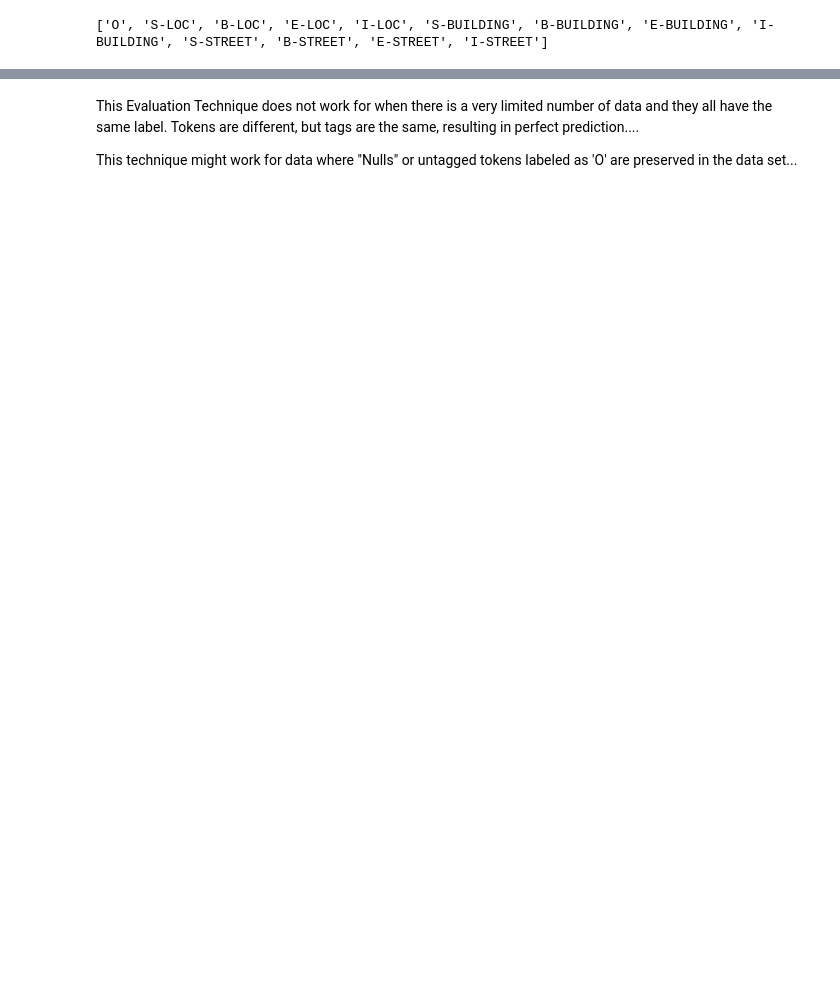
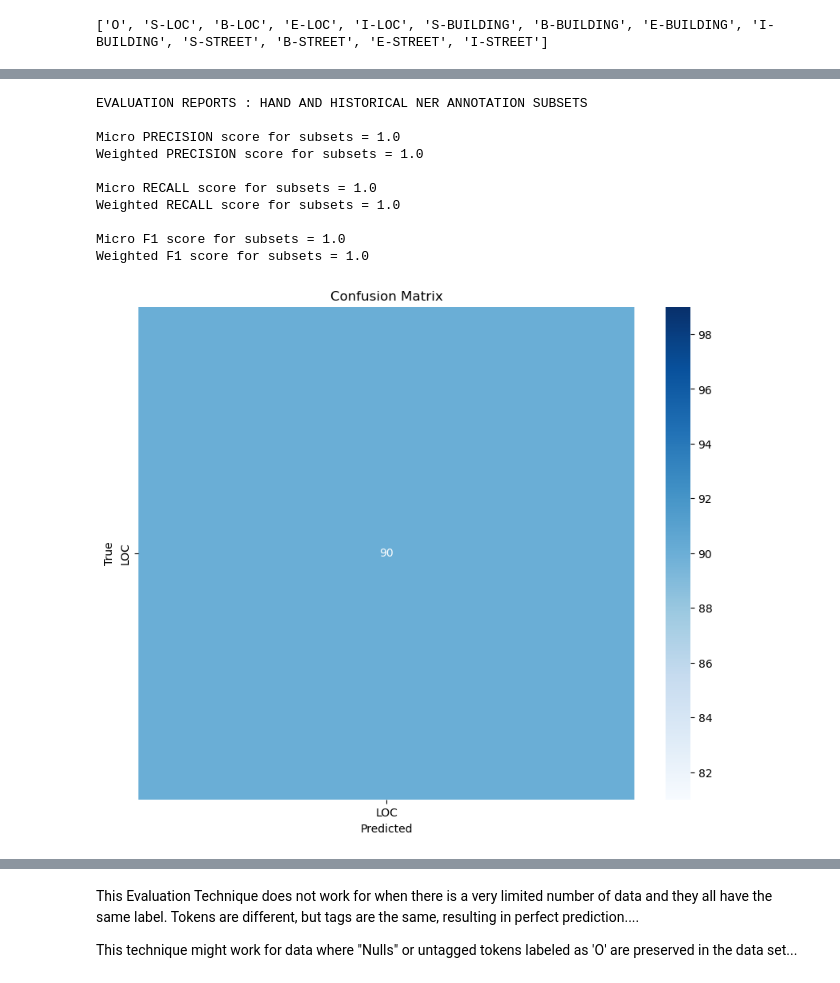
Before and after one commit to owenmonroe/OwenMonroe_TextMining_Fall23, a Jupyter notebook: Progress_Report/Hist_NER_topres_Comparison.ipynb, the cells around one changed output, grey strips where cells are left out. Drawn from its saved outputs; the diff is of its cells as text; code cells hidden in the pictures; blank space fills up the shorter version.

```diff
--- a/Progress_Report/Hist_NER_topres_Comparison.ipynb
+++ b/Progress_Report/Hist_NER_topres_Comparison.ipynb
@@ -37,0 +141,5 @@ print(all_tags)
+# %%
+hand_annotations_filtered_1 = filter_map_tags(merged_hand_annotations_1)
+
+print(f'Hand Annotations List Number = {len(hand_annotations_filtered_1)}')
+hand_annotations_filtered_1
@@ -38,3 +165,8 @@ print(all_tags)
 # %%
-with open("Useful_Knowledge_Texts/Clipped_Texts/Chambers_InfoForPeople_France_1835.txt", "r", encoding="utf-8") as text_file:
-    text1 = text_file.read()
+with open("Useful_Knowledge_Texts/Clipped_Texts/Chambers_InfoForPeople_France_1835.txt", "r", encoding="utf-8") as text_file_1:
+    text_1 = text_file_1.read()
+
+sentenced_1 = Sentence(text_1)
+tagger.predict(sentenced_1)
+
+sentenced_1
@@ -247,0 +175,4 @@ Length of historical ner model annotations: 103
+# %%
+topres_annotations_1 = get_token_tag_tuples(sentenced_1)
+print(f'Topres Annotations List Number = {len(topres_annotations_1)}')
+topres_annotations_1
@@ -248 +198,60 @@ Length of historical ner model annotations: 103
+# %%
+from sklearn.metrics import precision_score, recall_score, f1_score
+from sklearn.metrics import confusion_matrix
+
+import numpy as np
+import matplotlib.pyplot as plt
+import seaborn as sns
+
+
+hand_subset_1 = hand_annotations_filtered_1[:90]
+topres_subset_1 = topres_annotations_1[:90]
+
+y_true_1 = [label for token, label in hand_subset_1]
+y_pred_1 = [label for token, label in topres_subset_1]
+
+prec_score_micro = precision_score(y_true_1, y_pred_1, average='micro')
+prec_score_weighted = precision_score(y_true_1, y_pred_1, average='weighted')
+
+rec_score_micro = recall_score(y_true_1, y_pred_1, average='micro')
+rec_score_weighted = recall_score(y_true_1, y_pred_1, average='weighted')
+
+f1_score_micro = f1_score(y_true_1, y_pred_1, average='micro')
+f1_score_weighted = f1_score(y_true_1, y_pred_1, average='weighted')
+
+print("EVALUATION REPORTS : HAND AND HISTORICAL NER ANNOTATION SUBSETS")
+print()
+print(f'Micro PRECISION score for subsets = {prec_score_micro}')
+print(f'Weighted PRECISION score for subsets = {prec_score_weighted}')
+print()
+print(f'Micro RECALL score for subsets = {rec_score_micro}')
+print(f'Weighted RECALL score for subsets = {rec_score_weighted}')
+print()
+print(f'Micro F1 score for subsets = {f1_score_micro}')
+print(f'Weighted F1 score for subsets = {f1_score_weighted}')
+print()
+
+
+labels = sorted(list(set(y_true_1 + y_pred_1)))
+
+conf_matrix = confusion_matrix(y_true_1, y_pred_1, labels=labels)
+
+plt.figure(figsize=(10, 8))
+sns.heatmap(conf_matrix, annot=True, fmt='d', cmap='Blues', xticklabels=labels, yticklabels=labels)
+plt.xlabel('Predicted')
+plt.ylabel('True')
+plt.title('Confusion Matrix')
+plt.show()
+# %% [output]
+EVALUATION REPORTS : HAND AND HISTORICAL NER ANNOTATION SUBSETS
+
+Micro PRECISION score for subsets = 1.0
+Weighted PRECISION score for subsets = 1.0
+
+Micro RECALL score for subsets = 1.0
+Weighted RECALL score for subsets = 1.0
+
+Micro F1 score for subsets = 1.0
+Weighted F1 score for subsets = 1.0
+[figure, added]
 # %%
```
Also changed, not shown: parts of 73 cells of this notebook, 2 other files.
